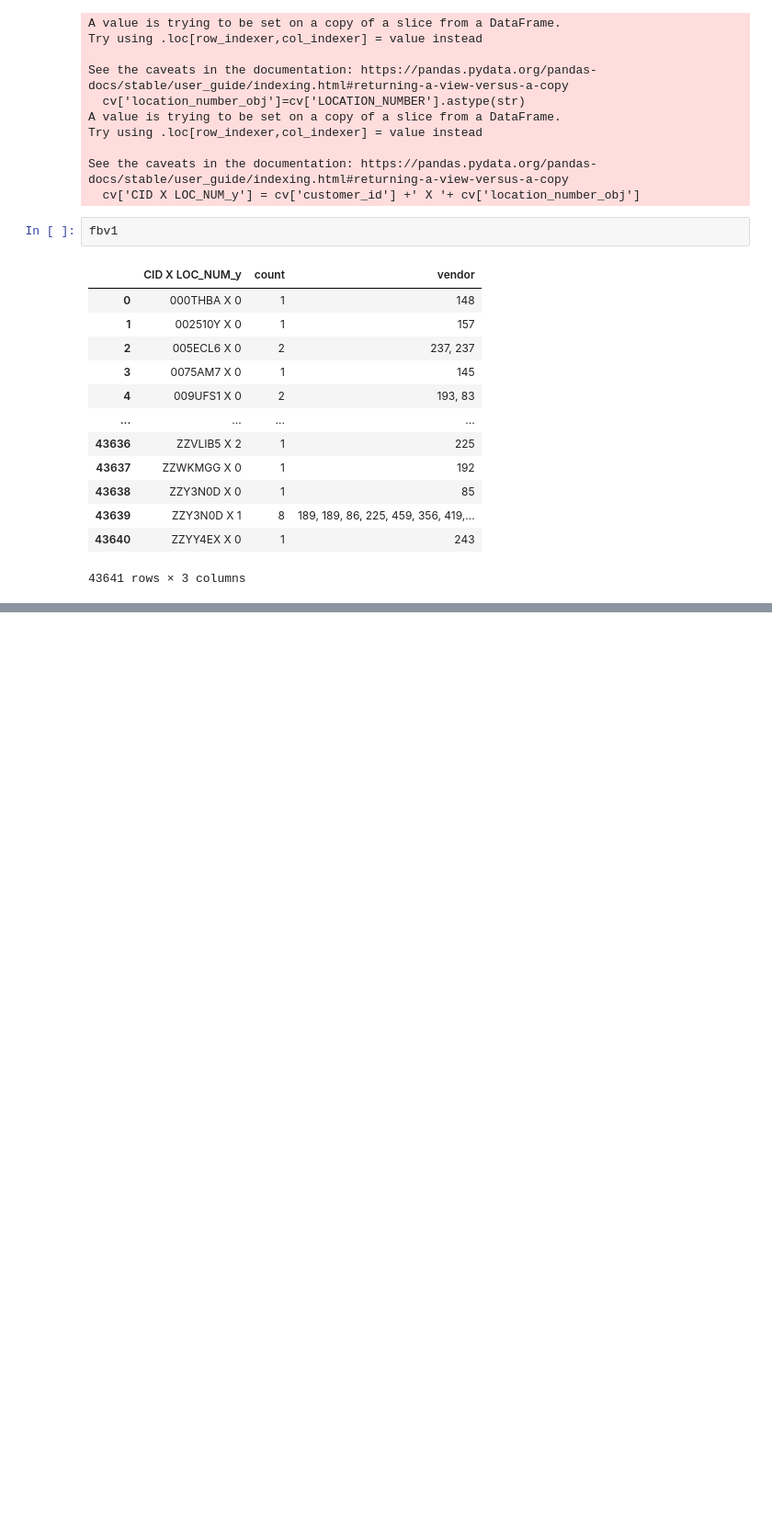
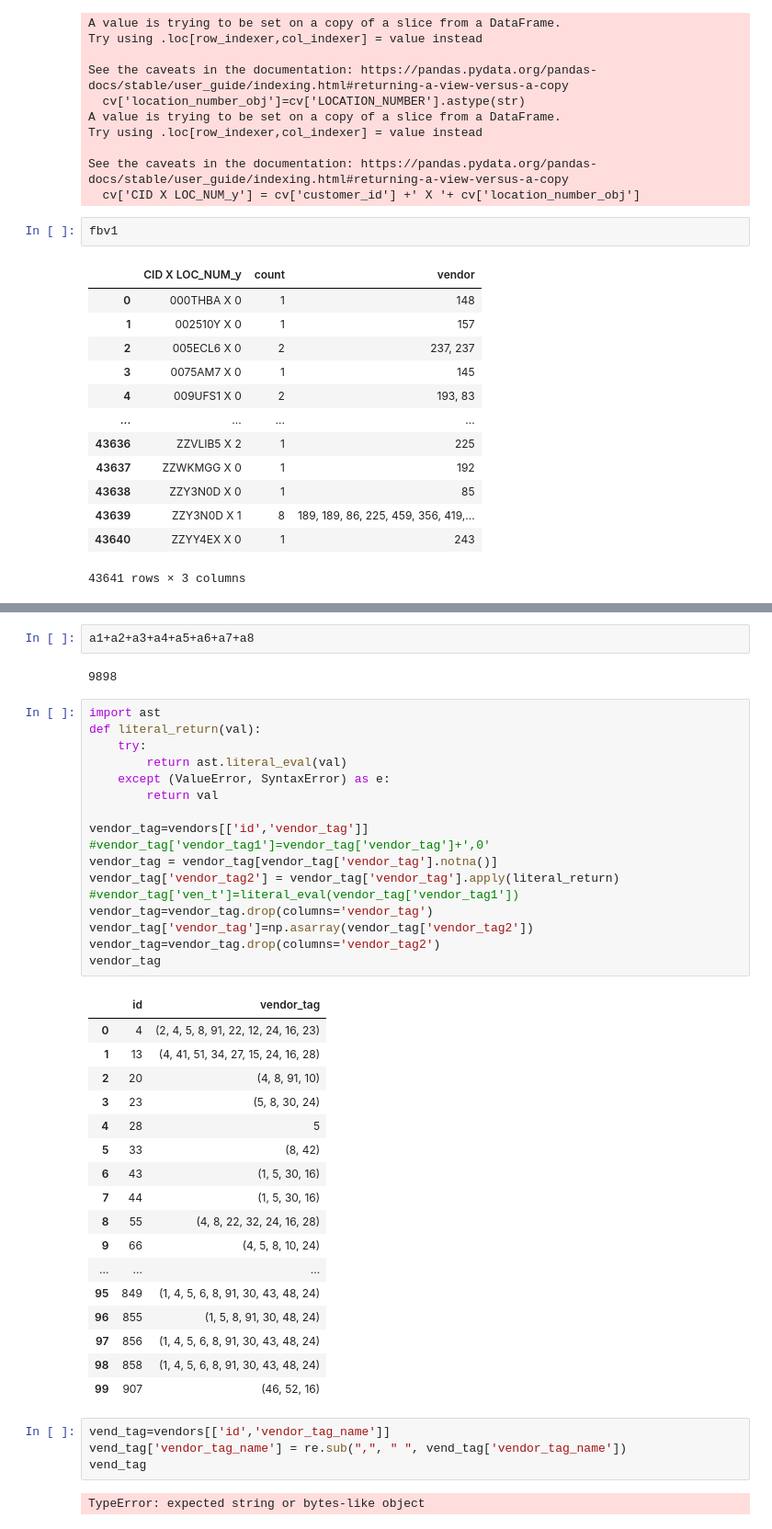
Before and after one commit to ritkumar10/RohanIntern, a Jupyter notebook: Distance_Calculations_v1.1.ipynb, the cells around one changed output, grey strips where cells are left out. Shown at 92% size. Cells and saved outputs as stored; diff of their text form; blank space fills up the shorter version.

```diff
--- a/Distance_Calculations_v1.1.ipynb
+++ b/Distance_Calculations_v1.1.ipynb
@@ -1200,0 +1304,45 @@ fbv2
+# %%
+a1+a2+a3+a4+a5+a6+a7+a8
+# %% [output]
+9898
+# %%
+import ast
+def literal_return(val):
+    try:
+        return ast.literal_eval(val)
+    except (ValueError, SyntaxError) as e:
+        return val
+
+vendor_tag=vendors[['id','vendor_tag']]
+#vendor_tag['vendor_tag1']=vendor_tag['vendor_tag']+',0'
+vendor_tag = vendor_tag[vendor_tag['vendor_tag'].notna()]
+vendor_tag['vendor_tag2'] = vendor_tag['vendor_tag'].apply(literal_return)
+#vendor_tag['ven_t']=literal_eval(vendor_tag['vendor_tag1'])
+vendor_tag=vendor_tag.drop(columns='vendor_tag')
+vendor_tag['vendor_tag']=np.asarray(vendor_tag['vendor_tag2'])
+vendor_tag=vendor_tag.drop(columns='vendor_tag2')
+vendor_tag
+# %% [output]
+|  | id | vendor_tag |
+| 0 | 4 | (2, 4, 5, 8, 91, 22, 12, 24, 16, 23) |
+| 1 | 13 | (4, 41, 51, 34, 27, 15, 24, 16, 28) |
+| 2 | 20 | (4, 8, 91, 10) |
+| 3 | 23 | (5, 8, 30, 24) |
+| 4 | 28 | 5 |
+| 5 | 33 | (8, 42) |
+| 6 | 43 | (1, 5, 30, 16) |
+| 7 | 44 | (1, 5, 30, 16) |
+| 8 | 55 | (4, 8, 22, 32, 24, 16, 28) |
+| 9 | 66 | (4, 5, 8, 10, 24) |
+| ... | ... | ... |
+| 95 | 849 | (1, 4, 5, 6, 8, 91, 30, 43, 48, 24) |
+| 96 | 855 | (1, 5, 8, 91, 30, 48, 24) |
+| 97 | 856 | (1, 4, 5, 6, 8, 91, 30, 43, 48, 24) |
+| 98 | 858 | (1, 4, 5, 6, 8, 91, 30, 43, 48, 24) |
+| 99 | 907 | (46, 52, 16) |
+# %%
+vend_tag=vendors[['id','vendor_tag_name']]
+vend_tag['vendor_tag_name'] = re.sub(",", " ", vend_tag['vendor_tag_name'])
+vend_tag
+# %% [output]
+TypeError: expected string or bytes-like object
```
Also changed, not shown: parts of 26 cells of this notebook.
